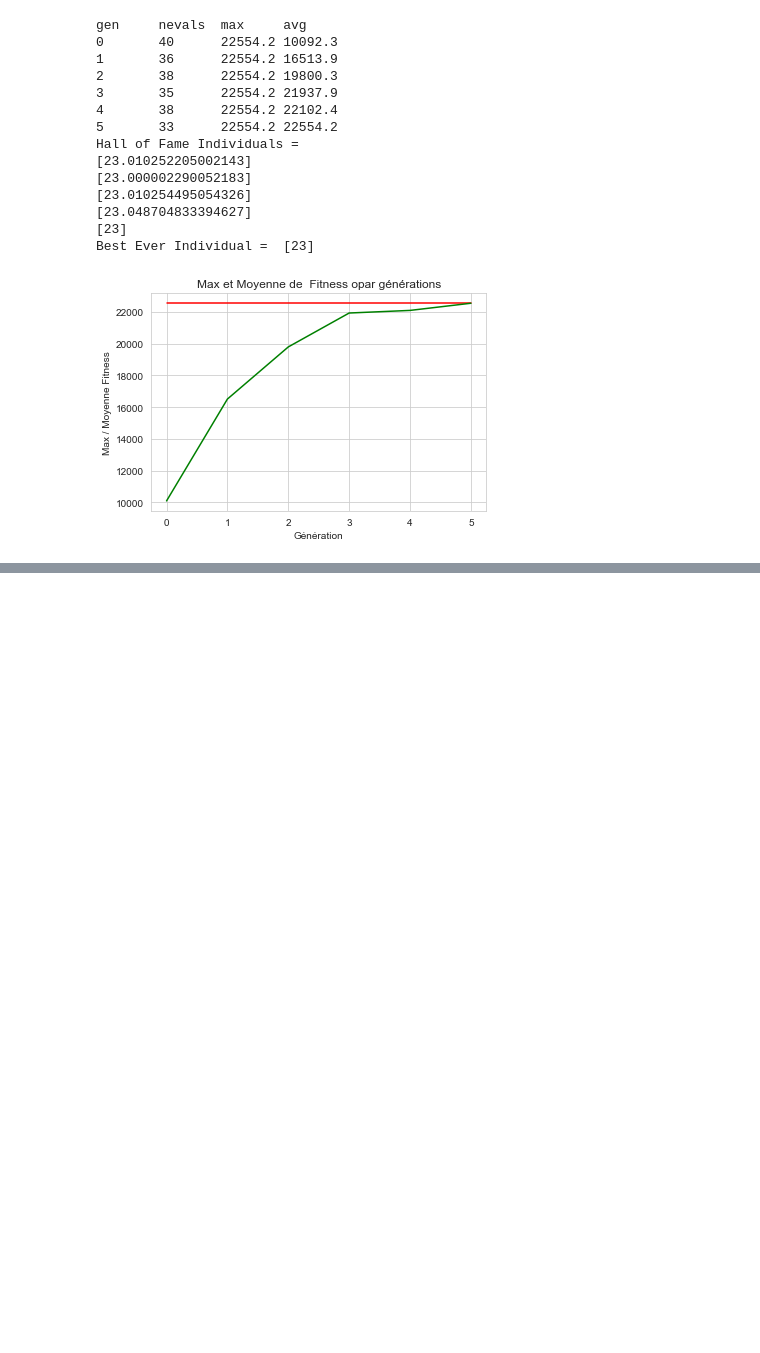
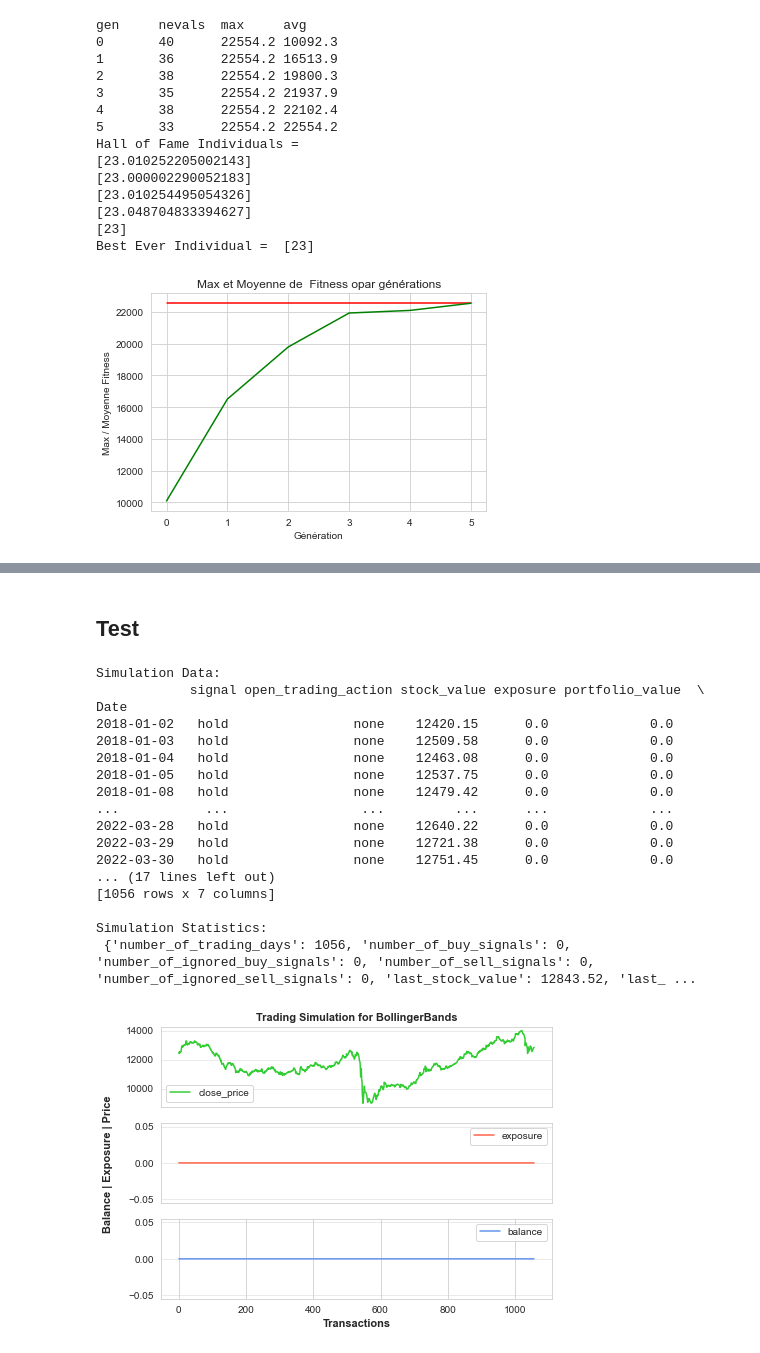
Before and after one commit to HibaBoulhanna/trading-technical-indicators, a Jupyter notebook: tti/indicators/GA_For_BB.ipynb, the cells around one changed output, grey strips where cells are left out. Saved outputs shown, nothing was run; the diff lists cells and outputs as text; code cells hidden in the pictures; blank space fills up the shorter version.

Commit message:
is
ajout is et back test

```diff
--- a/tti/indicators/GA_For_BB.ipynb
+++ b/tti/indicators/GA_For_BB.ipynb
@@ -209,0 +248,2 @@ Best Ever Individual =  [23]
+# %% [markdown]
+## Test
@@ -209,0 +256,30 @@ Best Ever Individual =  [23]
+# %%
+data_bcp=pd.read_csv("data_bcp.csv",parse_dates=True, index_col=0)
+# %%
+df=data_bcp["Value"]
+# %%
+df=pd.DataFrame(df)
+# %%
+simulation_data, simulation_statistics, simulation_graph = \
+BB.getTiSimulation(close_values=df, max_exposure=None,short_exposure_factor=1.5)
+print('\nSimulation Data:\n', simulation_data)
+print('\nSimulation Statistics:\n', simulation_statistics)
+# %% [output]
+Simulation Data:
+            signal open_trading_action stock_value exposure portfolio_value  \
+Date
+2018-01-02   hold                none    12420.15      0.0             0.0
+2018-01-03   hold                none    12509.58      0.0             0.0
+2018-01-04   hold                none    12463.08      0.0             0.0
+2018-01-05   hold                none    12537.75      0.0             0.0
+2018-01-08   hold                none    12479.42      0.0             0.0
+...           ...                 ...         ...      ...             ...
+2022-03-28   hold                none    12640.22      0.0             0.0
+2022-03-29   hold                none    12721.38      0.0             0.0
+2022-03-30   hold                none    12751.45      0.0             0.0
+... (17 lines left out)
+[1056 rows x 7 columns]
+
+Simulation Statistics:
+ {'number_of_trading_days': 1056, 'number_of_buy_signals': 0, 'number_of_ignored_buy_signals': 0, 'number_of_sell_signals': 0, 'number_of_ignored_sell_signals': 0, 'last_stock_value': 12843.52, 'last_ ...
+[figure, added]
```
Also changed, not shown: parts of 7 cells of this notebook, 15 other files.
